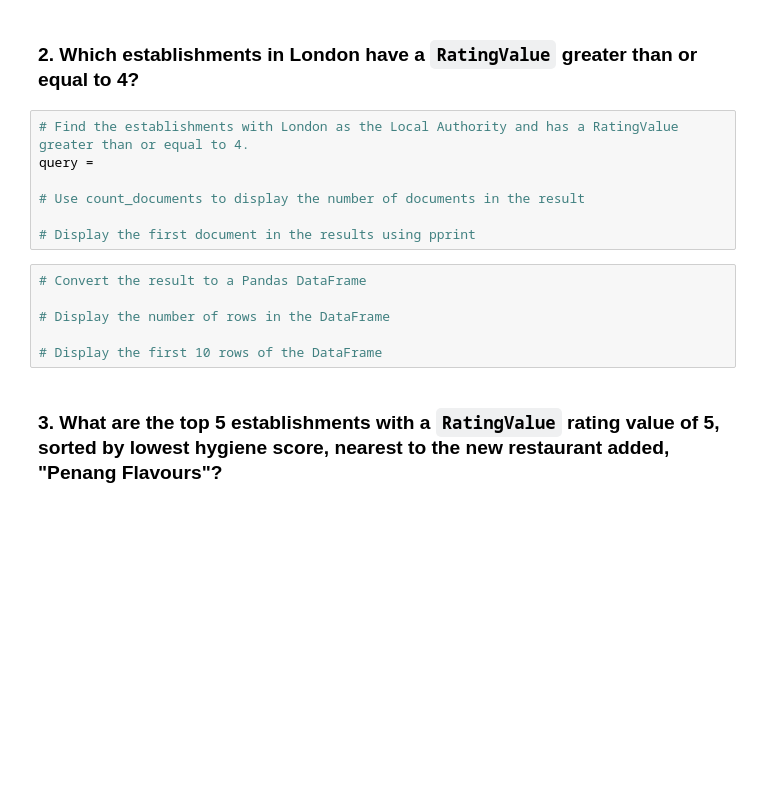
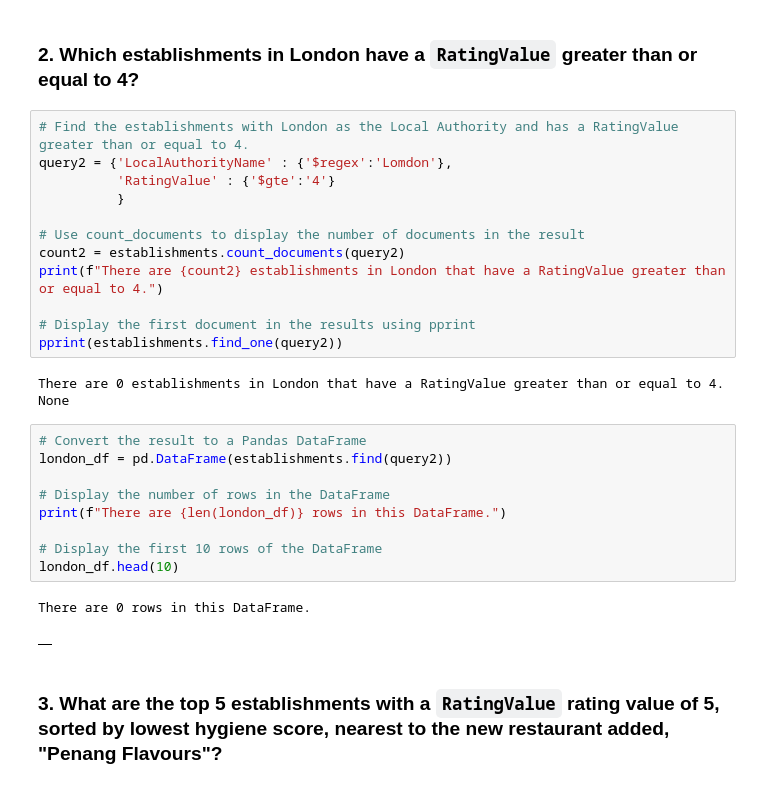
Before and after one commit to Tesleprub23/nosql-challenge, a Jupyter notebook: NoSQL_analysis_starter.ipynb, the cells around one changed output. Drawn from its saved outputs; the diff is of its cells as text; blank space fills up the shorter version.

```diff
--- a/NoSQL_analysis_starter.ipynb
+++ b/NoSQL_analysis_starter.ipynb
@@ -44,17 +94,31 @@ mongoimport --type json -d uk_food -c establishments --drop --jsonArray establis
 ### 2. Which establishments in London have a `RatingValue` greater than or equal to 4?
 # %%
 # Find the establishments with London as the Local Authority and has a RatingValue greater than or equal to 4.
-query =
+query2 = {'LocalAuthorityName' : {'$regex':'Lomdon'},
+          'RatingValue' : {'$gte':'4'}
+          }
 
 # Use count_documents to display the number of documents in the result
+count2 = establishments.count_documents(query2)
+print(f"There are {count2} establishments in London that have a RatingValue greater than or equal to 4.")
 
 # Display the first document in the results using pprint
+pprint(establishments.find_one(query2))
+# %% [output]
+There are 0 establishments in London that have a RatingValue greater than or equal to 4.
+None
 # %%
 # Convert the result to a Pandas DataFrame
+london_df = pd.DataFrame(establishments.find(query2))
 
 # Display the number of rows in the DataFrame
+print(f"There are {len(london_df)} rows in this DataFrame.")
 
 # Display the first 10 rows of the DataFrame
+london_df.head(10)
+# %% [output]
+There are 0 rows in this DataFrame.
+|  |
 # %% [markdown]
 ### 3. What are the top 5 establishments with a `RatingValue` rating value of 5, sorted by lowest hygiene score, nearest to the new restaurant added, "Penang Flavours"?
 # %%
```
Also changed, not shown: parts of 11 cells of this notebook, 1 other file.
